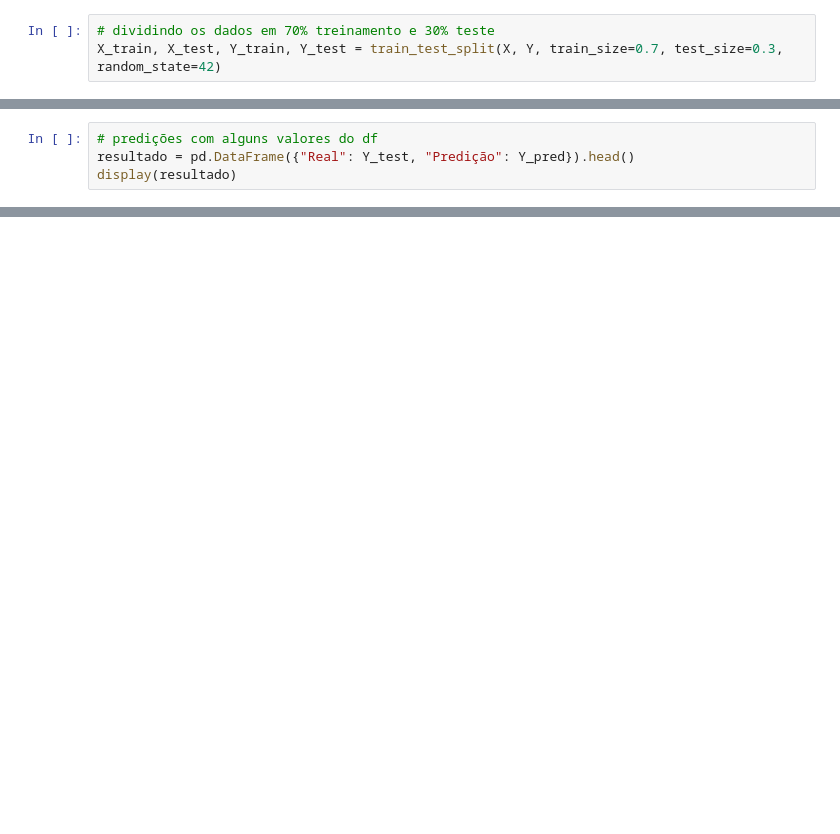
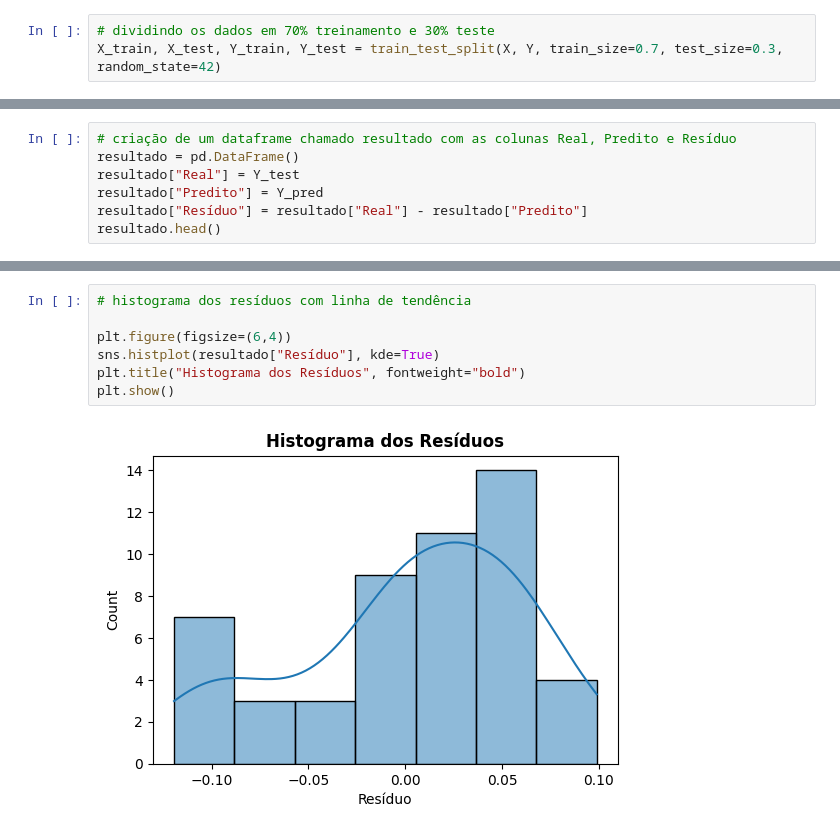
Before and after one commit to leandroboteon/linear-regression-sales-forecast, a Jupyter notebook: Regressao_para_MKT.ipynb, the cells around one changed output, grey strips where cells are left out. Saved outputs shown, nothing was run; the diff lists cells and outputs as text; blank space fills up the shorter version.

```diff
--- a/Regressao_para_MKT.ipynb
+++ b/Regressao_para_MKT.ipynb
@@ -184,0 +246,7 @@ Y_pred = lm.predict(X_test)
+# %%
+# criação de um dataframe chamado resultado com as colunas Real, Predito e Resíduo
+resultado = pd.DataFrame()
+resultado["Real"] = Y_test
+resultado["Predito"] = Y_pred
+resultado["Resíduo"] = resultado["Real"] - resultado["Predito"]
+resultado.head()
@@ -208,4 +291,0 @@ r_quadrado:  0.9139240672215202
-# %%
-# predições com alguns valores do df
-resultado = pd.DataFrame({"Real": Y_test, "Predição": Y_pred}).head()
-display(resultado)
@@ -241,0 +302,9 @@ Neste projeto, exploramos dados de investimentos em marketing com o objetivo de
+# %%
+# histograma dos resíduos com linha de tendência
+
+plt.figure(figsize=(6,4))
+sns.histplot(resultado["Resíduo"], kde=True)
+plt.title("Histograma dos Resíduos", fontweight="bold")
+plt.show()
+# %% [output]
+[figure, added]
```
Also changed, not shown: parts of 34 cells of this notebook.
